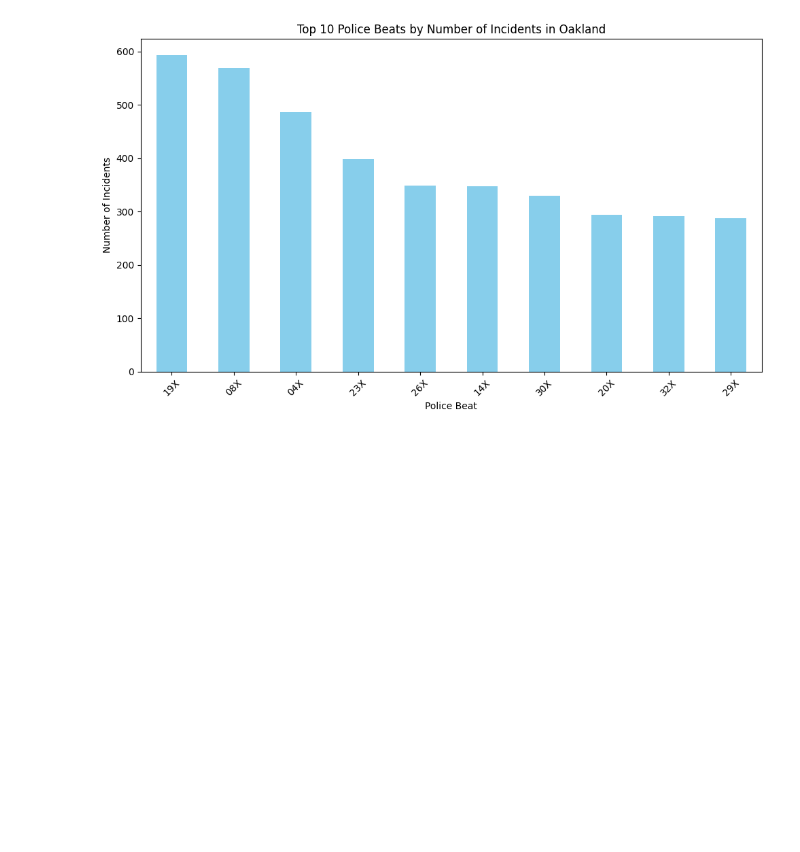
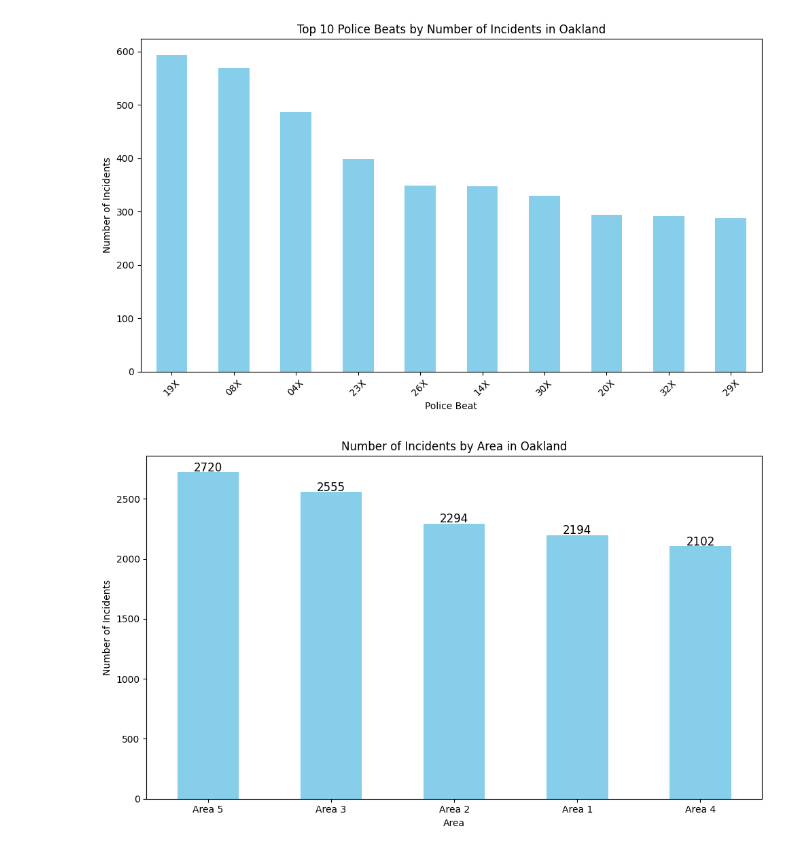
Before and after one commit to YourFavoritePoser/HackTheHood, a Jupyter notebook: projects/async-grey-robert-final-project/notebooks/visualizations.ipynb, the cells around one changed output. Drawn from its saved outputs; the diff is of its cells as text; code cells hidden in the pictures; blank space fills up the shorter version.

Commit message:
answered question 3 with visualization

```diff
--- a/projects/async-grey-robert-final-project/notebooks/visualizations.ipynb
+++ b/projects/async-grey-robert-final-project/notebooks/visualizations.ipynb
@@ -44,3 +48,24 @@ plt.tight_layout()
 plt.show()
 # %% [output]
 [figure]
+# %%
+df_cleaned['Area'] = df_cleaned['POLICEBEAT'].map(beat_to_area)
+
+incidents_by_area = df_cleaned['Area'].value_counts()
+
+# Plot the number of incidents by area
+plt.figure(figsize=(10, 6))
+incidents_by_area.plot(kind='bar', color='skyblue')
+plt.title('Number of Incidents by Area in Oakland')
+plt.xlabel('Area')
+plt.ylabel('Number of Incidents')
+plt.xticks(rotation=0)
+
+# Add data labels on top of each bar
+for index, value in enumerate(incidents_by_area):
+    plt.text(index, value + 10, str(value), ha='center', fontsize=12)
+
+plt.tight_layout()
+plt.show()
+# %% [output]
+[figure, added]
```
Also changed, not shown: parts of 1 cell of this notebook, 3 other files.
